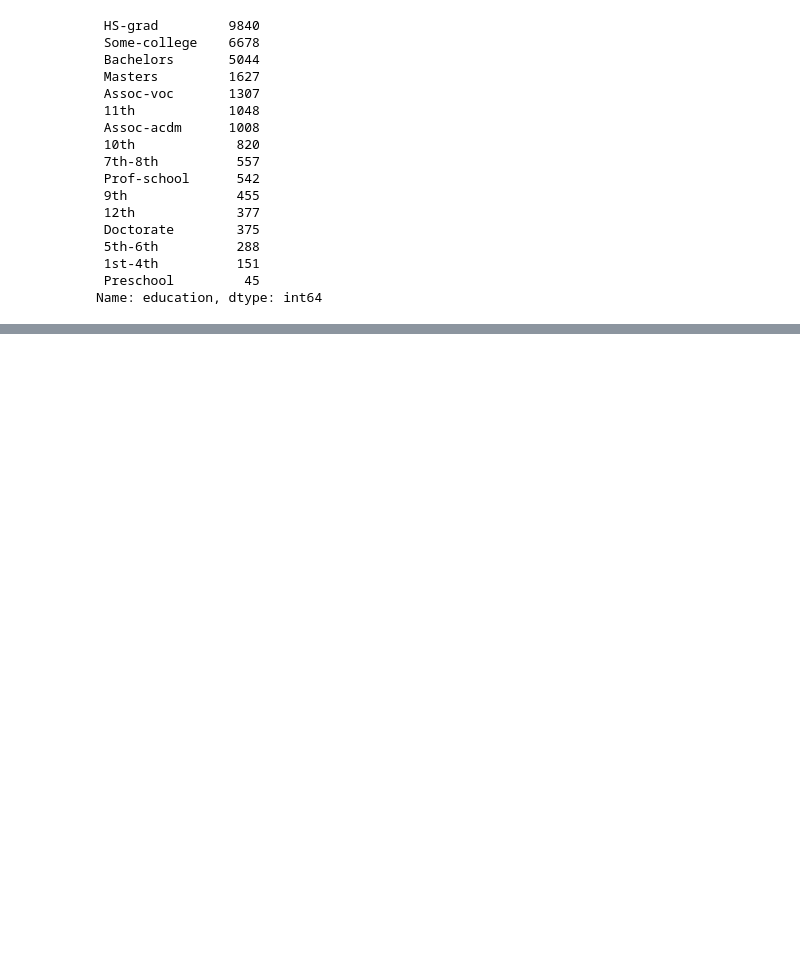
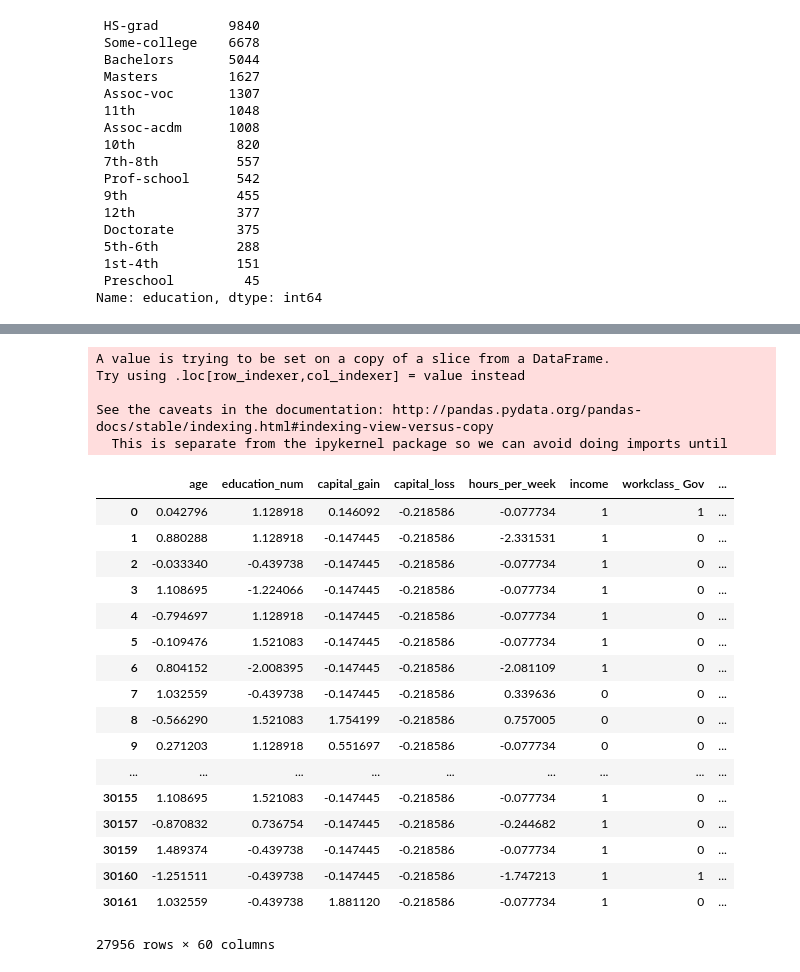
Before and after one commit to pingdixiaoguai/adult-income-prediction, a Jupyter notebook: ml_test.ipynb, the cells around one changed output, grey strips where cells are left out. Drawn from its saved outputs; the diff is of its cells as text; code cells hidden in the pictures; blank space fills up the shorter version.

```diff
--- a/ml_test.ipynb
+++ b/ml_test.ipynb
@@ -182,0 +277,5 @@ correlation_heatmap(train_data_copy)
+# %%
+# 将非2值类型的数据进行标准化
+train_data_need_to_standard = train_data[['age', 'education_num', 'capital_gain',
+                                          'capital_loss', 'hours_per_week']]
+train_data_need_to_standard
@@ -182,0 +301,3 @@ correlation_heatmap(train_data_copy)
+# %%
+scaler = StandardScaler()
+scaler.fit(train_data_need_to_standard)
@@ -182,0 +306,3 @@ correlation_heatmap(train_data_copy)
+# %%
+train_data_standard = pd.DataFrame(scaler.transform(train_data_need_to_standard))
+train_data_standard.head()
@@ -182,0 +316,7 @@ correlation_heatmap(train_data_copy)
+# %%
+# 将标准化的数据添回原来的整个表里
+# 但是我们之前可以看到他的列属性名字没有了，加回去
+column_name = ['age', 'education_num', 'capital_gain',
+               'capital_loss', 'hours_per_week']
+train_data_standard.columns = column_name
+train_data_standard
@@ -182,0 +342,30 @@ correlation_heatmap(train_data_copy)
+# %%
+# 用标准化数据覆盖原来的数据
+for i in train_data_standard.columns:
+    train_data[i] = train_data_standard[i]
+train_data = train_data.dropna()
+train_data
+# %% [output]
+A value is trying to be set on a copy of a slice from a DataFrame.
+Try using .loc[row_indexer,col_indexer] = value instead
+
+See the caveats in the documentation: http://pandas.pydata.org/pandas-docs/stable/indexing.html#indexing-view-versus-copy
+  This is separate from the ipykernel package so we can avoid doing imports until
+|  | age | education_num | capital_gain | capital_loss | hours_per_week | income | workclass_ Gov | ... |
+| 0 | 0.042796 | 1.128918 | 0.146092 | -0.218586 | -0.077734 | 1 | 1 | ... |
+| 1 | 0.880288 | 1.128918 | -0.147445 | -0.218586 | -2.331531 | 1 | 0 | ... |
+| 2 | -0.033340 | -0.439738 | -0.147445 | -0.218586 | -0.077734 | 1 | 0 | ... |
+| 3 | 1.108695 | -1.224066 | -0.147445 | -0.218586 | -0.077734 | 1 | 0 | ... |
+| 4 | -0.794697 | 1.128918 | -0.147445 | -0.218586 | -0.077734 | 1 | 0 | ... |
+| 5 | -0.109476 | 1.521083 | -0.147445 | -0.218586 | -0.077734 | 1 | 0 | ... |
+| 6 | 0.804152 | -2.008395 | -0.147445 | -0.218586 | -2.081109 | 1 | 0 | ... |
+| 7 | 1.032559 | -0.439738 | -0.147445 | -0.218586 | 0.339636 | 0 | 0 | ... |
+| 8 | -0.566290 | 1.521083 | 1.754199 | -0.218586 | 0.757005 | 0 | 0 | ... |
+| 9 | 0.271203 | 1.128918 | 0.551697 | -0.218586 | -0.077734 | 0 | 0 | ... |
+| ... | ... | ... | ... | ... | ... | ... | ... | ... |
+| 30155 | 1.108695 | 1.521083 | -0.147445 | -0.218586 | -0.077734 | 1 | 0 | ... |
+| 30157 | -0.870832 | 0.736754 | -0.147445 | -0.218586 | -0.244682 | 1 | 0 | ... |
+| 30159 | 1.489374 | -0.439738 | -0.147445 | -0.218586 | -0.077734 | 1 | 0 | ... |
+| 30160 | -1.251511 | -0.439738 | -0.147445 | -0.218586 | -1.747213 | 1 | 1 | ... |
+| 30161 | 1.032559 | -0.439738 | 1.881120 | -0.218586 | -0.077734 | 1 | 0 | ... |
+27956 rows × 60 columns
```
Also changed, not shown: parts of 24 cells of this notebook.
